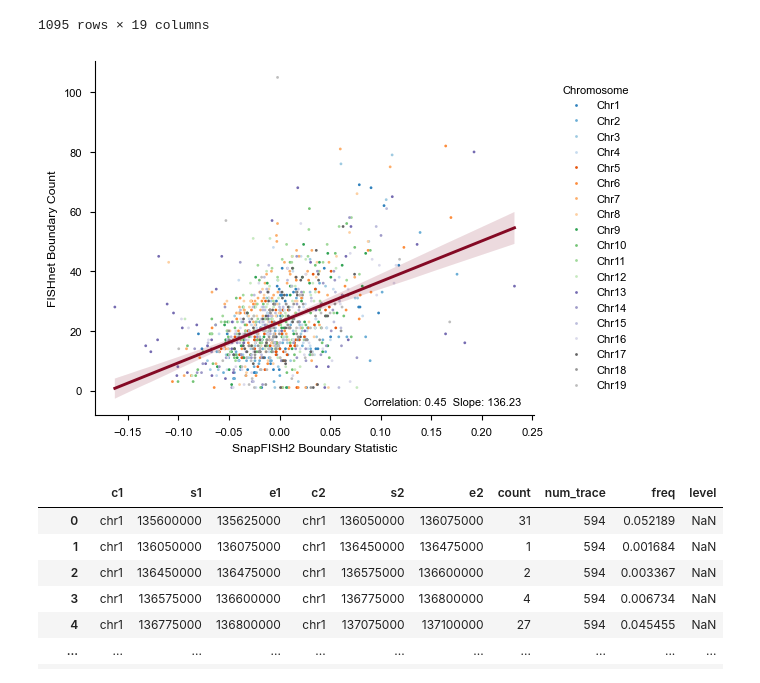
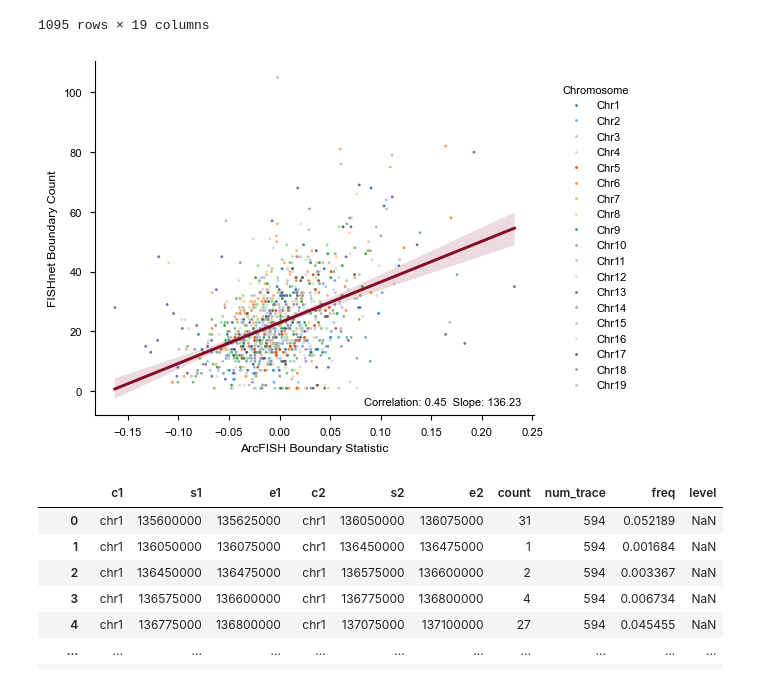
Before and after one commit to hyuyu104/ArcFISH, a Jupyter notebook: figures/2tad_benchmark.ipynb, the cells around one changed output. Cells and saved outputs as stored; diff of their text form; code cells hidden in the pictures.

```diff
--- a/figures/2tad_benchmark.ipynb
+++ b/figures/2tad_benchmark.ipynb
@@ -224,7 +256,7 @@ chr_ids = [i for i in range(1, 20) if i != 3]
 for chr_id, f in zip(chr_ids, figs.flat):
     f.get_size_inches = lambda : fig.get_size_inches()/6
     adata = loader.create_adata(f"chr{chr_id}")
-    ax, cbar, cax = sf.pl.triangle_domain_boundary(adata, caller1, fig=f, cut_hi=1.2e6)
+    ax, cbar, cax = af.pl.triangle_domain_boundary(adata, caller1, fig=f, cut_hi=1.2e6)
     cax.set(ylabel=None, xlabel=f"Chromosome {chr_id}")
 fig.savefig(os.path.join(out_dire, "domain_insulation_all.pdf"), bbox_inches="tight")
 # %% [output]
@@ -236,9 +268,9 @@ chr_ids = [i for i in range(1, 20) if i != 3]
 for chr_id, f in zip(chr_ids, figs.flat):
     f.get_size_inches = lambda : fig.get_size_inches()/6
     adata = loader.create_adata(f"chr{chr_id}")
-    ax, cbar, cax = sf.pl.triangle_domain_boundary(adata, caller2, fig=f, cut_hi=1.2e6)
+    ax, cbar, cax = af.pl.triangle_domain_boundary(adata, caller2, fig=f, cut_hi=1.2e6)
     cax.set(ylabel=None, xlabel=f"Chromosome {chr_id}")
-fig.savefig(os.path.join(out_dire, "domain_snapfish2_all.pdf"), bbox_inches="tight")
+fig.savefig(os.path.join(out_dire, "domain_arcfish_all.pdf"), bbox_inches="tight")
 # %% [output]
 [figure]
 # %%
@@ -254,7 +286,7 @@ for i, marker in enumerate(markers):
     l1 = boundary_mean_enrichment(wig_path, b1, loader, window)
     l1["method"] = "Insulation"
     l2 = boundary_mean_enrichment(wig_path, b2, loader, window)
-    l2["method"] = "SnapFISH2"
+    l2["method"] = "ArcFISH"
     dfs.append(pd.concat([l1, l2]))
 # %%
 fig, axes = plt.subplots(1, 7, figsize=(14, 2.5), width_ratios=[1]*6+[.3])
@@ -355,3 +372,9 @@ sns.regplot(df, y="stat_prox", x="tss", ax=ax)
 # %% [markdown]
 ## FISHnet
+# %%
+caller2 = af.tl.TADCaller(tree=False, method="pval", fdr_cutoff=.1)
+sf2_boundaries = pd.concat([
+    caller2.call_tads(loader.create_adata(f"chr{i}"))
+    for i in range(1, 20)
+])
 # %%
@@ -415,32 +437,32 @@ sf2_fish_df
 # %%
 plt_df = sf2_fish_df.dropna(subset=["stat"])
 fig, axes = plt.subplots(1, 2, figsize=(6, 4), width_ratios=[5, 1])
 sns.scatterplot(plt_df, x="stat_prox", y="Trace_ID", hue="c1",
                 s=4, linewidth=0, palette="tab20c", ax=axes[0])
 sns.regplot(plt_df, x="stat_prox", y="Trace_ID", scatter=False,
             color=plt.colormaps["RdBu"](10), ax=axes[0])
 axes[0].get_legend().set_visible(False)
 axes[0].grid(False)
 r, p = stats.pearsonr(plt_df["stat_prox"], plt_df["Trace_ID"])
 s = stats.linregress(plt_df["stat_prox"], plt_df["Trace_ID"]).slope
 axes[0].text(
     0.97, 0.02,
     f"Correlation: {r:.2f}  Slope: {s:.2f}",
     transform=axes[0].transAxes,
     fontsize=8,
     verticalalignment="bottom",
     horizontalalignment="right"
 )
-axes[0].set(xlabel="SnapFISH2 Boundary Statistic", ylabel="FISHnet Boundary Count")
+axes[0].set(xlabel="ArcFISH Boundary Statistic", ylabel="FISHnet Boundary Count")
 
 handles, labels = axes[0].get_legend_handles_labels()
 labels = [l.title() for l in labels]
 axes[1].legend(handles, labels, title="Chromosome", title_fontsize=8,
                ncol=1, loc="center", columnspacing=.4)
 axes[1].axis("off")
 fig.savefig(os.path.join(out_dire, "domain_fishnet_sf2_scatter.pdf"), bbox_inches="tight")
 # %% [output]
-[figure, old version]
+[figure, new version]
 # %%
 combined = pd.merge(fishnet_count, res_sf2[cols + ["level"]], on=cols, how="left")
 combined
```
Also changed, not shown: parts of 43 cells of this notebook, 5 other files.
